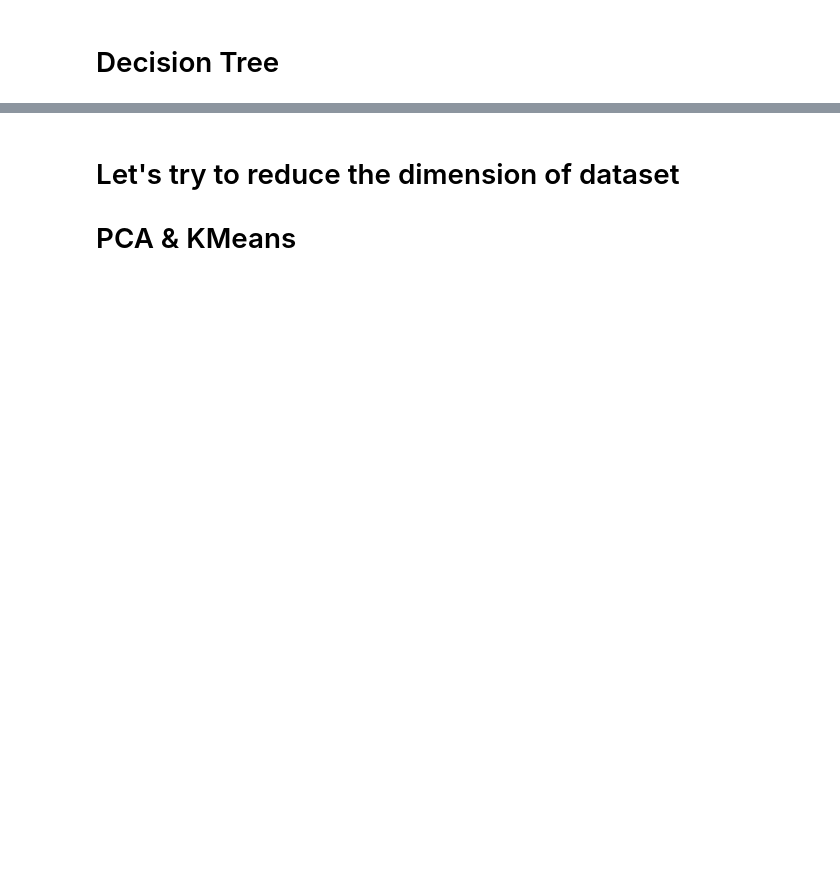
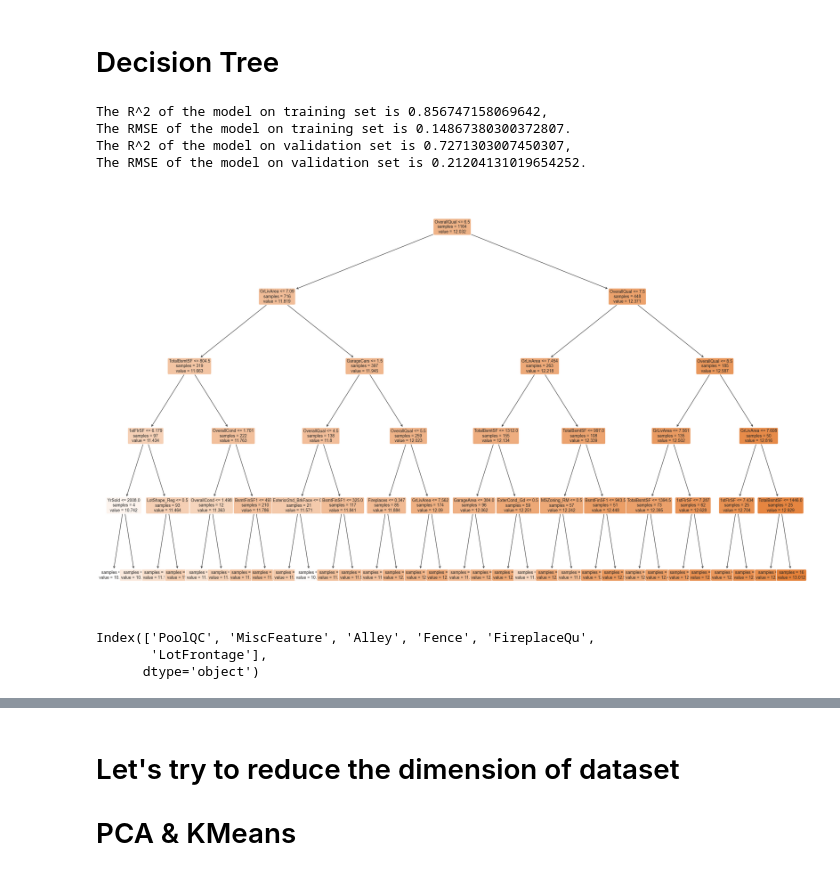
Before and after one commit to MungTsz/MATH3836-data_mining, a Jupyter notebook: property.ipynb, the cells around one changed output, grey strips where cells are left out. Saved outputs shown, nothing was run; the diff lists cells and outputs as text; code cells hidden in the pictures; blank space fills up the shorter version.

```diff
--- a/property.ipynb
+++ b/property.ipynb
@@ -283,8 +354,6 @@ print(df_train.shape, df_test.shape)
 # Next we can split the training dataset into train & validation set
 X_train, X_val, Y_train, Y_val = train_test_split(df_train.drop(columns='SalePrice'), df_train.SalePrice, test_size=0.2,
                                                   random_state=myseed)
-X_test = df_test.drop(columns='SalePrice')
-
 # We'll train the model using train set
 linreg = LinearRegression().fit(X_train, Y_train)
 # We can evaluate the model by using R^2 and RMSE
@@ -292,4 +361,18 @@ print(f"The R^2 of the model on training set is {linreg.score(X_train, Y_train)}
       f"\nThe RMSE of the model on training set is {np.sqrt(mean_squared_error(Y_train, linreg.predict(X_train)))}.")
 print(f"The R^2 of the model on validation set is {linreg.score(X_val, Y_val)},"
       f"\nThe RMSE of the model on validation set is {np.sqrt(mean_squared_error(Y_val, linreg.predict(X_val)))}.")
+# Calculate the adjusted R^2
+print(
+    f"The adjusted R^2 of the model on training set is {1 - (1 - linreg.score(X_train, Y_train)) * (len(Y_train) - 1) / (len(Y_train) - X_train.shape[1] - 1)},"
+    f"\nThe adjusted R^2 of the model on validation set is {1 - (1 - linreg.score(X_val, Y_val)) * (len(Y_val) - 1) / (len(Y_val) - X_val.shape[1] - 1)}.")
+val_model_comparison['Linear Regression baseline'] = {'RMSE': np.sqrt(mean_squared_error(Y_val, linreg.predict(X_val))),
+                                                      'R^2': linreg.score(X_val, Y_val),
+                                                      'Adj R^2': 1 - (1 - linreg.score(X_val, Y_val)) * (
+                                                              len(Y_val) - 1) / (
+                                                                         len(Y_val) - X_val.shape[1] - 1)}
+train_model_comparison['Linear Regression baseline'] = {
+    'RMSE': np.sqrt(mean_squared_error(Y_train, linreg.predict(X_train))),
+    'R^2': linreg.score(X_train, Y_train),
+    'Adj R^2': 1 - (1 - linreg.score(X_train, Y_train)) * (len(Y_train) - 1) / (
+            len(Y_train) - X_train.shape[1] - 1)}
 # %% [output]
@@ -303,2 +456,44 @@ pd.DataFrame({"Id": df_test.Id, "SalePrice": np.expm1(linreg.predict(X_test))}).
 # %% [markdown]
 # Decision Tree
+# %%
+# We use the same dataset to train the decision tree model
+from sklearn.tree import DecisionTreeRegressor
+
+dtr = DecisionTreeRegressor(max_depth=5, random_state=myseed).fit(X_train, Y_train)
+print(f"The R^2 of the model on training set is {dtr.score(X_train, Y_train)},"
+      f"\nThe RMSE of the model on training set is {np.sqrt(mean_squared_error(Y_train, dtr.predict(X_train)))}.")
+print(f"The R^2 of the model on validation set is {dtr.score(X_val, Y_val)},"
+      f"\nThe RMSE of the model on validation set is {np.sqrt(mean_squared_error(Y_val, dtr.predict(X_val)))}.")
+plt.figure(figsize=(30, 18))
+plot_tree(
+    dtr,
+    feature_names=X_train.columns,
+    impurity=False,
+    filled=True,
+    fontsize=10,
+    rounded=True
+)
+train_model_comparison['Decision Tree pruned'] = {'RMSE': np.sqrt(mean_squared_error(Y_train, dtr.predict(X_train))),
+                                                  'R^2': dtr.score(X_train, Y_train),
+                                                  'Adj R^2': 1 - (1 - dtr.score(X_train, Y_train)) * (
+                                                          len(Y_train) - 1) / (
+                                                                     len(Y_train) - X_train.shape[1] - 1)}
+val_model_comparison['Decision Tree pruned'] = {'RMSE': np.sqrt(mean_squared_error(Y_val, dtr.predict(X_val))),
+                                                'R^2': dtr.score(X_val, Y_val),
+                                                'Adj R^2': 1 - (1 - dtr.score(X_val, Y_val)) * (
+                                                        len(Y_val) - 1) / (
+                                                                   len(Y_val) - X_val.shape[1] - 1)}
+# However the baseline decision tree model looks underfitting as the RMSE is worse than the linear regression model
+# pd.DataFrame({"Id": df_test.Id, "SalePrice": np.expm1(dtr.predict(X_test))}).to_csv("dtr.csv", index=False)
+# %% [output]
+The R^2 of the model on training set is 0.856747158069642,
+The RMSE of the model on training set is 0.14867380300372807.
+The R^2 of the model on validation set is 0.7271303007450307,
+The RMSE of the model on validation set is 0.21204131019654252.
+[figure, added]
+# %%
+missing_percentage[missing_percentage > 10].drop('SalePrice').index
+# %% [output]
+Index(['PoolQC', 'MiscFeature', 'Alley', 'Fence', 'FireplaceQu',
+       'LotFrontage'],
+      dtype='object')
```
Also changed, not shown: parts of 27 cells of this notebook.
